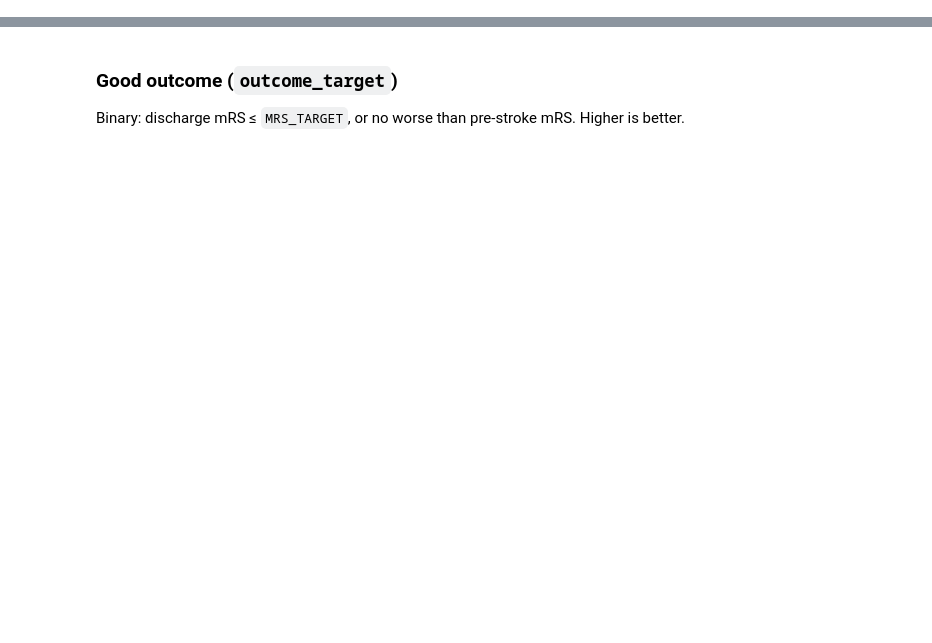
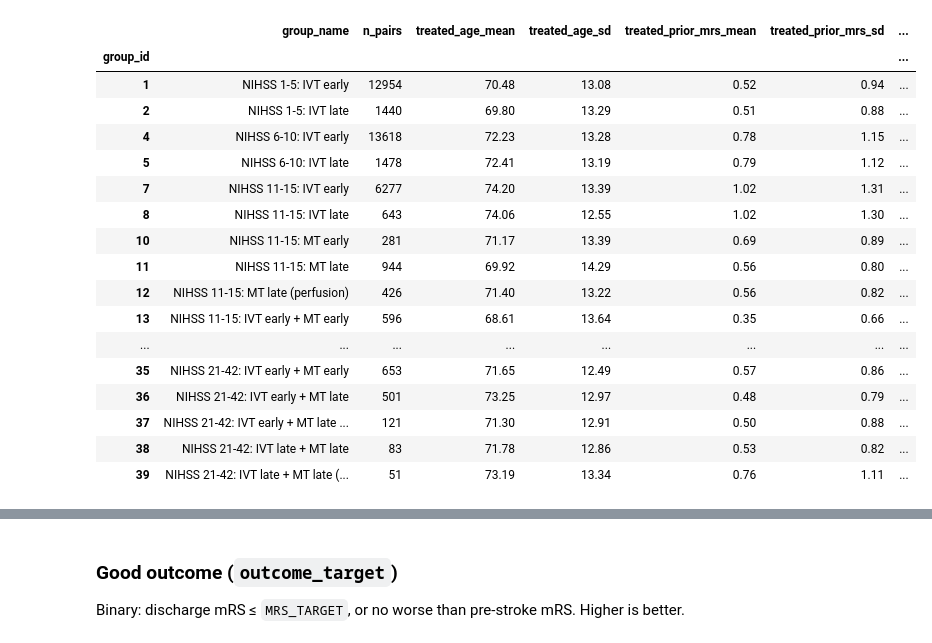
Before and after one commit to samuel-book/samuel-3, a Jupyter notebook: 4_target_trial_emulation/03_target_trials_all_patients_treatments.ipynb, the cells around one changed output, grey strips where cells are left out. Cells and saved outputs as stored; diff of their text form; code cells hidden in the pictures; blank space fills up the shorter version.

```diff
--- a/4_target_trial_emulation/03_target_trials_all_patients_treatments.ipynb
+++ b/4_target_trial_emulation/03_target_trials_all_patients_treatments.ipynb
@@ -49,5 +79,6 @@ CUTOFF = 270
 # %%
 DESCRIPTIVE_FEATURES = [
+    'male',
     'prior_disability',
     'stroke_severity',
     'age',
@@ -322,0 +378,74 @@ Matched data shape: (113354, 28)
+# %%
+# Baseline characteristics of matched treated and untreated patients.
+# Saves output/<prefix>_baseline_characteristics.csv, one row per trial group.
+import os
+
+BASELINE_DIR = "./output"
+os.makedirs(BASELINE_DIR, exist_ok=True)
+
+# Binary characteristics (reported as % of patients). Variables not in the data are skipped.
+BASELINE_BINARY = [
+    "male", "any_afib_diagnosis", "afib_anticoagulant",
+    "hypertension", "diabetes", "congestive_heart_failure",
+]
+# Characteristics not used in matching: standardised mean difference (SMD) is reported
+BASELINE_UNMATCHED = ["stroke_severity", "male", "hypertension", "diabetes", "congestive_heart_failure"]
+
+
+def standardised_mean_difference(treated, untreated):
+    """SMD (treated minus untreated) using the pooled standard deviation."""
+    t = pd.to_numeric(treated, errors="coerce").dropna().astype(float)
+    u = pd.to_numeric(untreated, errors="coerce").dropna().astype(float)
+    if len(t) < 2 or len(u) < 2:
+        return np.nan
+    pooled_sd = np.sqrt((t.var(ddof=1) + u.var(ddof=1)) / 2)
+    return (t.mean() - u.mean()) / pooled_sd if pooled_sd > 0 else 0.0
+
+
+baseline_rows = []
+for (group_id, group_name), group_data in matched_data.groupby(["group_id", "group_name"]):
+    arms = {"treated": group_data[group_data["treated"] == 1],
+            "untreated": group_data[group_data["treated"] == 0]}
+    row = {"group_id": group_id, "group_name": group_name, "n_pairs": len(arms["treated"])}
+
+    for arm, d in arms.items():
+        age = pd.to_numeric(d["age"], errors="coerce")
+        mrs = pd.to_numeric(d["prior_disability"], errors="coerce")
+        nihss = pd.to_numeric(d["stroke_severity"], errors="coerce")
+        row[f"{arm}_age_mean"] = age.mean()
+        row[f"{arm}_age_sd"] = age.std()
+        row[f"{arm}_prior_mrs_mean"] = mrs.mean()
+        row[f"{arm}_prior_mrs_sd"] = mrs.std()
+        row[f"{arm}_prior_mrs_0_to_2_pct"] = 100 * (mrs <= 2).mean()
+        row[f"{arm}_nihss_mean"] = nihss.mean()
+        row[f"{arm}_nihss_median"] = nihss.median()
+        row[f"{arm}_nihss_q1"] = nihss.quantile(0.25)
+        row[f"{arm}_nihss_q3"] = nihss.quantile(0.75)
+        for var in BASELINE_BINARY:
+            if var in d.columns:
+                row[f"{arm}_{var}_pct"] = 100 * pd.to_numeric(d[var], errors="coerce").mean()
+
+    for var in BASELINE_UNMATCHED:
+        if var in group_data.columns:
+            row[f"smd_{var}"] = standardised_mean_difference(arms["treated"][var], arms["untreated"][var])
+
+    # Treatment times (treated arm only), minutes from onset
+    t = arms["treated"]
+    for label, time_col, flags in [("ivt", "onset_to_thrombolysis_time", ["early_ivt", "late_ivt"]),
+                                   ("mt", "onset_to_thrombectomy_time", ["early_mt", "late_mt"])]:
+        had = t[flags].sum(axis=1) > 0
+        times = pd.to_numeric(t.loc[had, time_col], errors="coerce")
+        row[f"treated_n_{label}"] = int(had.sum())
+        row[f"treated_onset_to_{label}_median"] = times.median()
+        row[f"treated_onset_to_{label}_q1"] = times.quantile(0.25)
+        row[f"treated_onset_to_{label}_q3"] = times.quantile(0.75)
+        row[f"treated_onset_to_{label}_unknown_pct"] = 100 * times.isna().mean() if had.any() else np.nan
+
+    baseline_rows.append(row)
+
+baseline = pd.DataFrame(baseline_rows).set_index("group_id")
+baseline_path = f"{BASELINE_DIR}/{prefix}_baseline_characteristics.csv"
+baseline.to_csv(baseline_path)
+print(f"Saved table: {baseline_path}")
+display(baseline.style.format(precision=2, na_rep="-"))
+# %% [output]
@@ -323,3 +453,21 @@ Matched data shape: (113354, 28)
+|  | group_name | n_pairs | treated_age_mean | treated_age_sd | treated_prior_mrs_mean | treated_prior_mrs_sd | ... |
+| group_id |  |  |  |  |  |  | ... |
+| 1 | NIHSS 1-5: IVT early | 12954 | 70.48 | 13.08 | 0.52 | 0.94 | ... |
+| 2 | NIHSS 1-5: IVT late | 1440 | 69.80 | 13.29 | 0.51 | 0.88 | ... |
+| 4 | NIHSS 6-10: IVT early | 13618 | 72.23 | 13.28 | 0.78 | 1.15 | ... |
+| 5 | NIHSS 6-10: IVT late | 1478 | 72.41 | 13.19 | 0.79 | 1.12 | ... |
+| 7 | NIHSS 11-15: IVT early | 6277 | 74.20 | 13.39 | 1.02 | 1.31 | ... |
+| 8 | NIHSS 11-15: IVT late | 643 | 74.06 | 12.55 | 1.02 | 1.30 | ... |
+| 10 | NIHSS 11-15: MT early | 281 | 71.17 | 13.39 | 0.69 | 0.89 | ... |
+| 11 | NIHSS 11-15: MT late | 944 | 69.92 | 14.29 | 0.56 | 0.80 | ... |
+| 12 | NIHSS 11-15: MT late (perfusion) | 426 | 71.40 | 13.22 | 0.56 | 0.82 | ... |
+| 13 | NIHSS 11-15: IVT early + MT early | 596 | 68.61 | 13.64 | 0.35 | 0.66 | ... |
+| ... | ... | ... | ... | ... | ... | ... | ... |
+| 35 | NIHSS 21-42: IVT early + MT early | 653 | 71.65 | 12.49 | 0.57 | 0.86 | ... |
+| 36 | NIHSS 21-42: IVT early + MT late | 501 | 73.25 | 12.97 | 0.48 | 0.79 | ... |
+| 37 | NIHSS 21-42: IVT early + MT late ... | 121 | 71.30 | 12.91 | 0.50 | 0.88 | ... |
+| 38 | NIHSS 21-42: IVT late + MT late | 83 | 71.78 | 12.86 | 0.53 | 0.82 | ... |
+| 39 | NIHSS 21-42: IVT late + MT late (... | 51 | 73.19 | 13.34 | 0.76 | 1.11 | ... |
 # %% [markdown]
 ## Target trials
 
```
Also changed, not shown: parts of 23 cells of this notebook.
